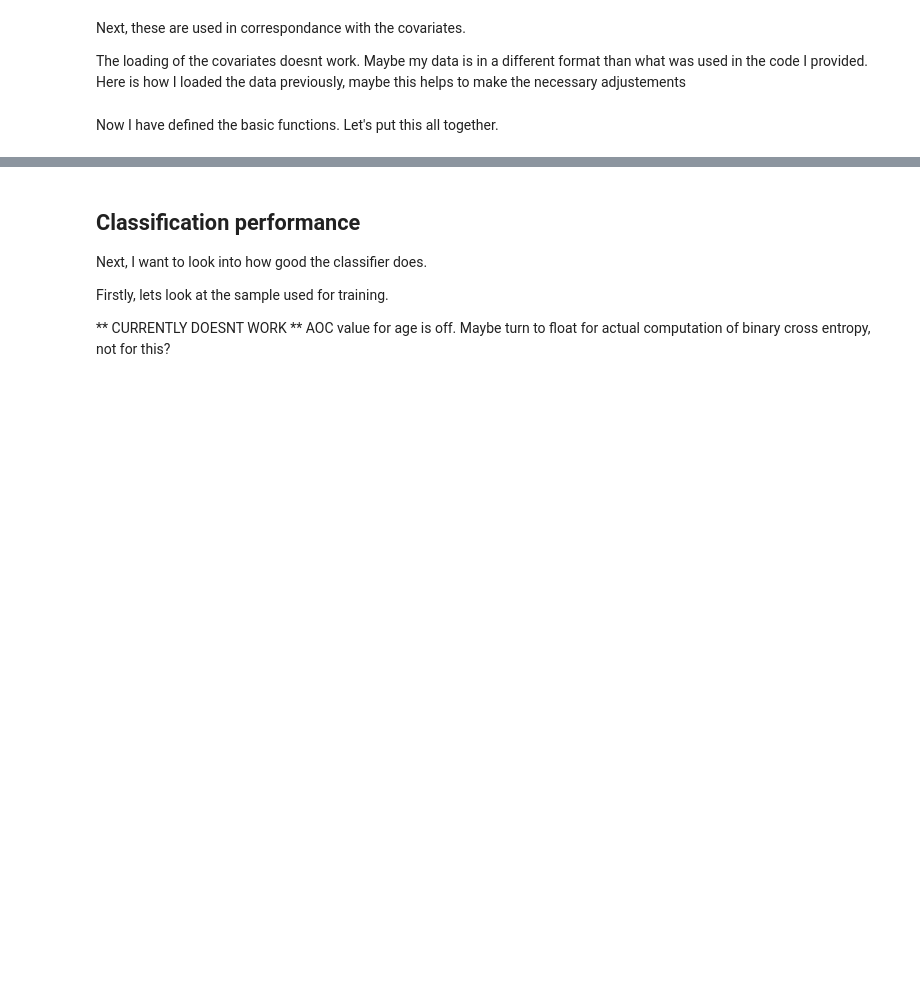
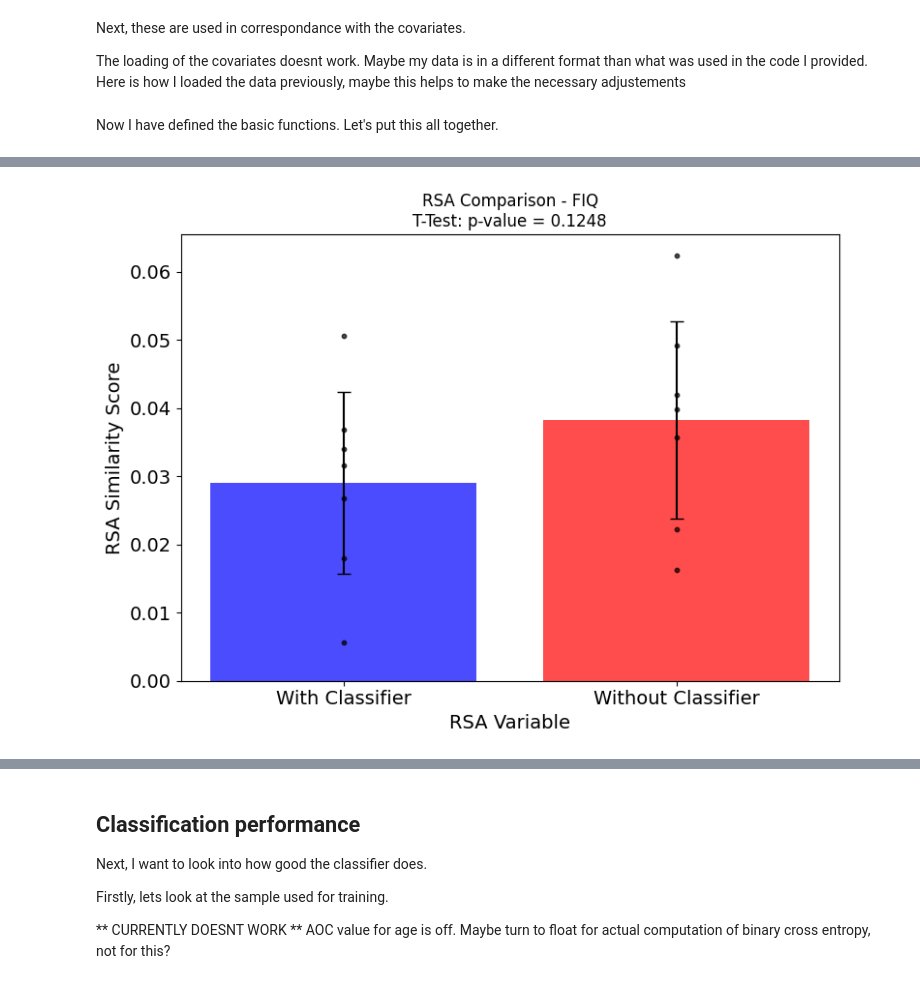
Before and after one commit to tchaase/cVAE_autism, a Jupyter notebook: code/cVAE_autism.ipynb, the cells around one changed output, grey strips where cells are left out. Cells and saved outputs as stored; diff of their text form; code cells hidden in the pictures; blank space fills up the shorter version.

```diff
--- a/code/cVAE_autism.ipynb
+++ b/code/cVAE_autism.ipynb
@@ -2148,0 +2243,5 @@ ValueError: ignored
+# %%
+# Pair 3: RSA With Classifier No Autism vs. RSA Without Classifier No Autism
+create_rsa_bar_plots(rsa_with_classifier_no_autism, rsa_without_classifier_no_autism)
+# %% [output]
+[figure, added]
```
Also changed, not shown: parts of 18 cells of this notebook.
